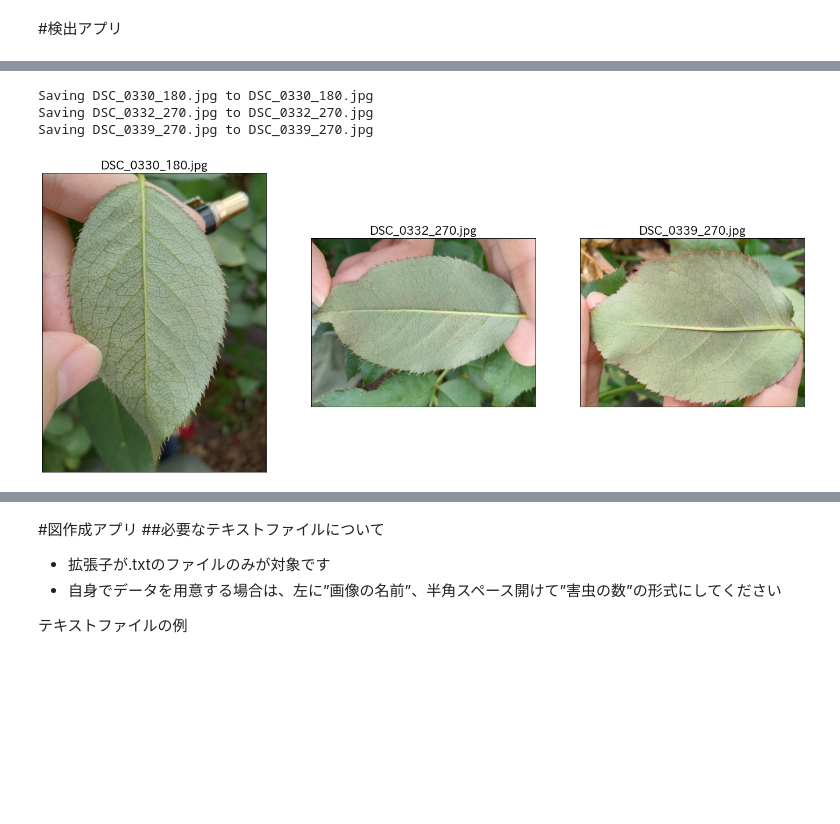
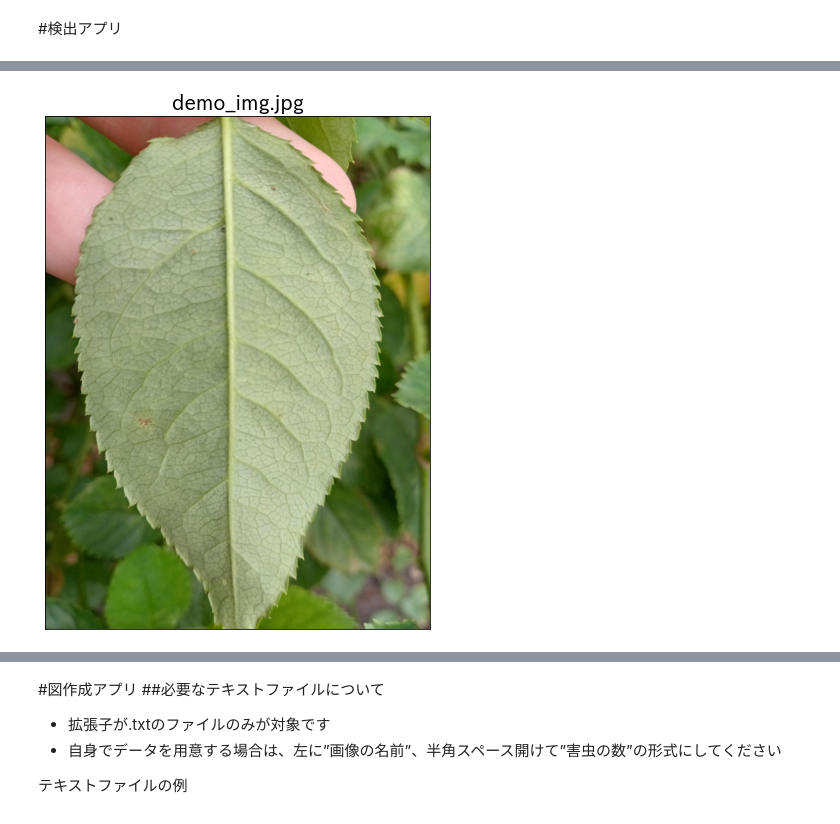
Before and after one commit to 1900690/koukai, a Jupyter notebook: mite_demo_1.0.0.ipynb, the cells around one changed output, grey strips where cells are left out. Drawn from its saved outputs; the diff is of its cells as text; code cells hidden in the pictures; blank space fills up the shorter version.

```diff
--- a/mite_demo_1.0.0.ipynb
+++ b/mite_demo_1.0.0.ipynb
@@ -161,7 +161,7 @@ else:
     raise
 # %%
 #@title 画像を取り込み { display-mode: "form" }
-画像のアップロード方法を選択してください= '\u753B\u50CF\u3092\u30A2\u30C3\u30D7\u30ED\u30FC\u30C9(5\u679A\u307E\u3067)' #@param ["サンプル画像で検出", "画像をアップロード(5枚まで)", "画像をアップロード(5枚以上)", "インカメラで画像を撮影", "アウトカメラで画像を撮影"]
+画像のアップロード方法を選択してください= '\u30B5\u30F3\u30D7\u30EB\u753B\u50CF\u3067\u691C\u51FA' #@param ["サンプル画像で検出", "画像をアップロード(5枚まで)", "画像をアップロード(5枚以上)", "インカメラで画像を撮影", "アウトカメラで画像を撮影"]
 #@markdown ※5枚以上アップロードする場合は、zipファイルに圧縮してからアップロードしてください
 
 import os
@@ -434,7 +433,4 @@ else:
-Saving DSC_0330_180.jpg to DSC_0330_180.jpg
-Saving DSC_0332_270.jpg to DSC_0332_270.jpg
-Saving DSC_0339_270.jpg to DSC_0339_270.jpg
-[figure, old version]
+[figure, new version]
 # %%
 #@title 検出を行う { display-mode: "form" }
 import os
```
Also changed, not shown: parts of 2 cells of this notebook.
